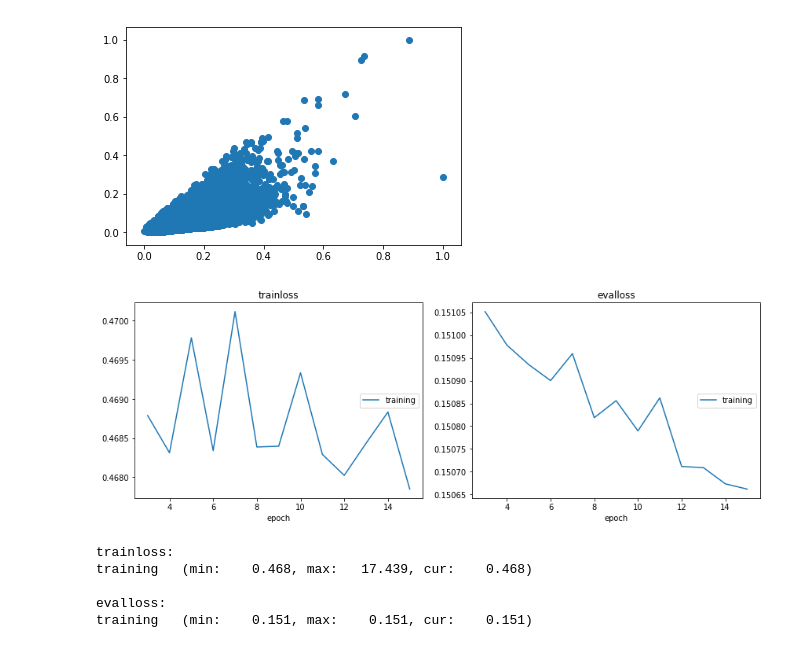
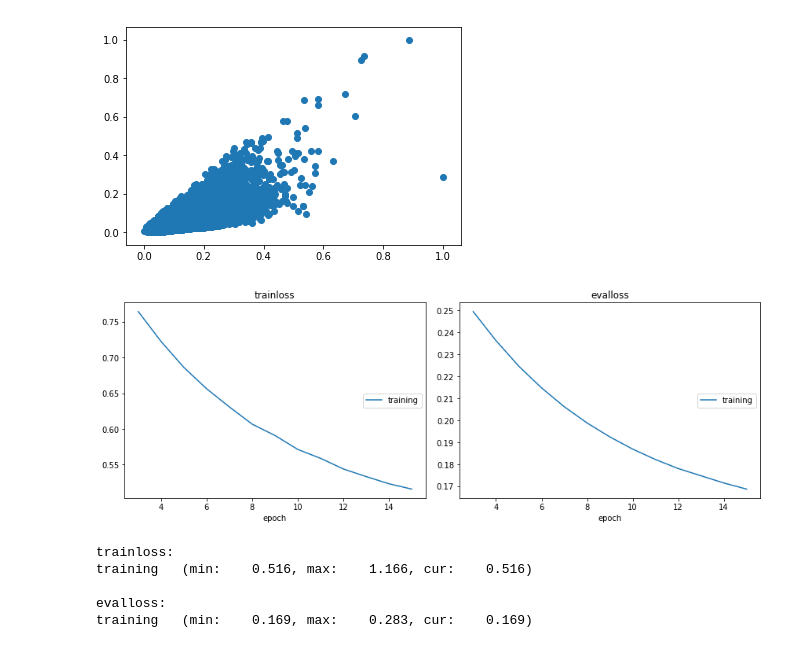
Before and after one commit to BartekKrzepkowski/BDPolska_Assignments, a Jupyter notebook: image2text/sm_adv.ipynb, the cells around one changed output. Saved outputs shown, nothing was run; the diff lists cells and outputs as text; code cells hidden in the pictures.

```diff
--- a/image2text/sm_adv.ipynb
+++ b/image2text/sm_adv.ipynb
@@ -179,4 +195,6 @@ class YoonKimModel(nn.Module):
 # %%
+device = torch.device('cuda:0' if torch.cuda.is_available() else 'cpu')
+
 params_model = {
     "x_channel": 1,
     "b1_channel": 16,
@@ -184,15 +202,20 @@ params_model = {
     "y_dim": 5,
 
     "stride_conv": 1,
-    "prob_dropout": 0.2,
-    "context_window": [2, 3, 5, 7]
+    "prob_dropout": 0.3,
+    "context_window": [2, 3, 5]
 
 }
 
 params_train = {
-    "train_generator": train_generator,
-    "epochs": 20,
-    "lr": 0.001
+    "generator": {
+        "train": training_generator,
+        "eval": validation_generator
+    },
+    "epochs": 100,
+    "lr": 0.01,
+    "step": 2,
+    "device": device
 }
 
 
@@ -302,37 +325,38 @@ class LinearRegression(nn.Module):
                     y_pred = self.forward(x_data)
                     loss += (y_pred - y_data)**2
 
-            print('Test Accuracy of the model on the 10000 test images: {} %'.format(loss))
+            size = len(generator[phase].dataset)
+            print('Test Accuracy of the model on the {} test data: {} %'.format(size, loss))
 # %%
 device = torch.device('cuda:0' if torch.cuda.is_available() else 'cpu')
 
 params_model = {
     "x_dim": 1,
     "y_dim": 1
 }
 
 params_train = {
     "generator": {
         "train": training_generator,
         "eval": validation_generator
     },
     "epochs": 30,
     "lr": 0.01,
     "step": 2,
-#     "device": device
+    "device": device
 }
 
 
 linear_regression = LinearRegression(**params_model)
 
 linear_regression.train_(**params_train)
 # %% [output]
-[figure, old version]
+[figure, new version]
 trainloss:
-training   (min:    0.468, max:   17.439, cur:    0.468)
+training   (min:    0.516, max:    1.166, cur:    0.516)
 
 evalloss:
-training   (min:    0.151, max:    0.151, cur:    0.151)
+training   (min:    0.169, max:    0.283, cur:    0.169)
 # %%
 loss = torch.nn.MSELoss()
 d = torch.tensor([1,2,3]).float()
```
Also changed, not shown: parts of 4 cells of this notebook, 1 other file.
